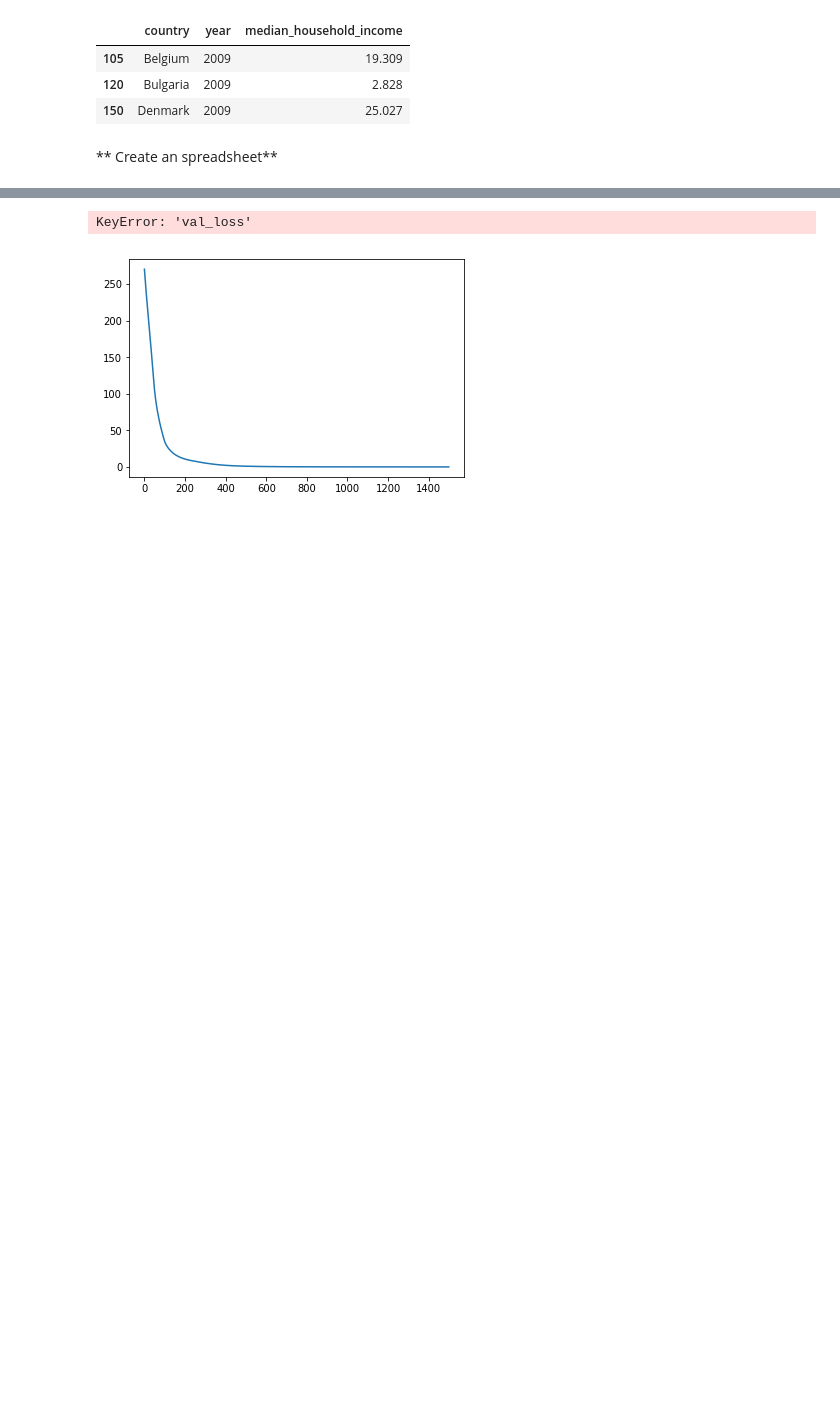
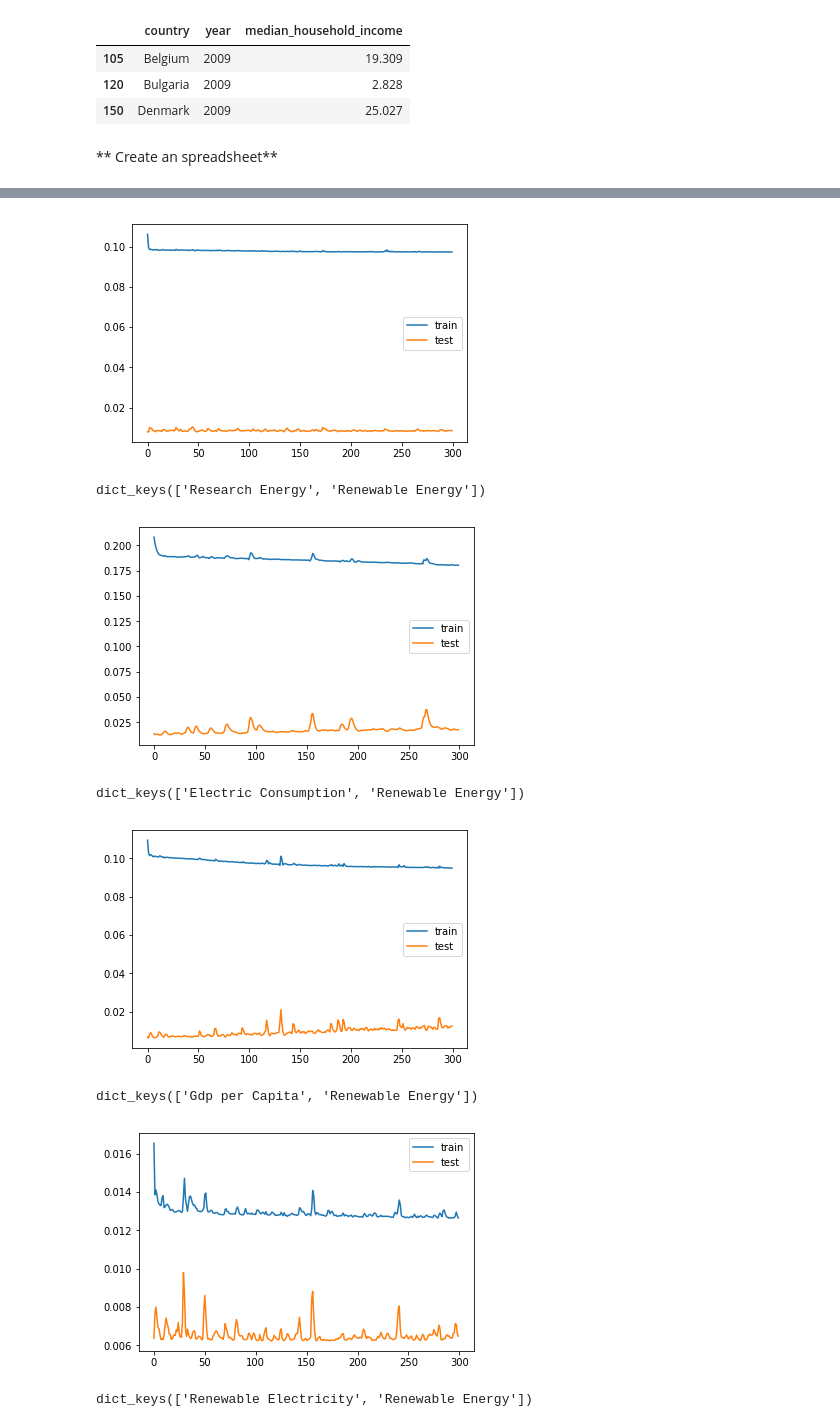
Before and after one commit to Eslsamu/energy-data-analysis, a Jupyter notebook: data_transformation.ipynb, the cells around one changed output, grey strips where cells are left out. Saved outputs shown, nothing was run; the diff lists cells and outputs as text; code cells hidden in the pictures; blank space fills up the shorter version.

Commit message:
model trained on powerset of combinations

```diff
--- a/data_transformation.ipynb
+++ b/data_transformation.ipynb
@@ -305,0 +320,7 @@ for name,t in tables.items():
+# %%
+def country_series(time_series,country = 'Austria'):
+    cs = time_series.loc[time_series[0]==country]
+    cs = cs.set_index(cs[1]) #in case year as timestep is useful
+    cs = cs.drop(0,1)
+    cs = cs.drop(1,1)
+    return cs
@@ -429,13 +433,0 @@ print(countries_sequences[0])
-# %%
-#training and test set
-n_train_years = 12
-train = countries_sequences[:,:n_train_years,:]
-test = countries_sequences[:,n_train_years:,:]
-#input and output
-train_X, train_y = train[:,:, :-1], train[:,:, -1]
-test_X, test_y = test[:,:,:-1], test[:,:, -1]
-# reshape input and output to be 3D [samples, timesteps, features]
-train_X = train_X.reshape((train_X.shape[0]*train_X.shape[1], 1, train_X.shape[2]))
-test_X = test_X.reshape((test_X.shape[0]*test_X.shape[1], 1, test_X.shape[2]))
-train_y = train_y.reshape((train_y.shape[0]*train_y.shape[1]))
-print(train_X.shape, train_y.shape, test_X.shape, test_y.shape)
@@ -462,26 +434,32 @@ print(trainX.shape,trainy.shape)
 # %%
+for combo in combinations_factors:
+    variables = {}
+    for c in combo:
+        variables[c[0]] = tables.get(c[0])
+    variables['Renewable Energy'] = tables.get('Renewable Energy')
+    n_features = len(variables)
+    n_lag = 4
+    time_series = make_time_series(variables)
+    train_X, train_y, test_X, test_y = series_to_input(time_series, n_features, n_lag)
 
-from keras.models import Sequential
-from keras.layers import Dense
-from keras.layers import LSTM
-from keras.layers import Masking
+    #create network
+    model = Sequential()
+    model.add(LSTM(50, input_shape=(train_X.shape[1],
+                                                   train_X.shape[2])))
+    model.add(Dense(1))
+    model.compile(loss='mean_squared_error', optimizer='adam')
 
-
-
-#create network
-model = Sequential()
-model.add(Masking(mask_value=0,         input_shape=(4,
-                                               3)
-                                 ))
-model.add(LSTM(50))
-model.add(Dense(1))
-model.compile(loss='mse', optimizer='adam')
-
-#fit network
-history = model.fit(trainX, trainy, epochs=1500)
-# plot history
-plt.plot(history.history['loss'], label='train')
-plt.plot(history.history['val_loss'], label='test')
-plt.legend()
-plt.show()
+    #fit network
+    #print("trainx:", train_X.shape)
+    #print(train_X)
+    #print("trainy:", train_y.shape)
+    #print(train_y)
+    print(variables.keys())
+    history = model.fit(train_X, train_y, epochs=300, validation_data=(test_X, test_y), verbose = 0)
+    # plot history
+    plt.plot(history.history['loss'], label='train')
+    plt.plot(history.history['val_loss'], label='test')
+    plt.legend()
+    plt.show()
+    print(keras.)
 # %% [output]
@@ -505,2 +467,8 @@ Epoch 1500/1500
+[figure, new version]
-KeyError: 'val_loss'
+dict_keys(['Research Energy', 'Renewable Energy'])
-[figure, old version]
+[figure, added]
+dict_keys(['Electric Consumption', 'Renewable Energy'])
+[figure, added]
+dict_keys(['Gdp per Capita', 'Renewable Energy'])
+[figure, added]
+dict_keys(['Renewable Electricity', 'Renewable Energy'])
```
Also changed, not shown: parts of 15 cells of this notebook, 1 other file.
